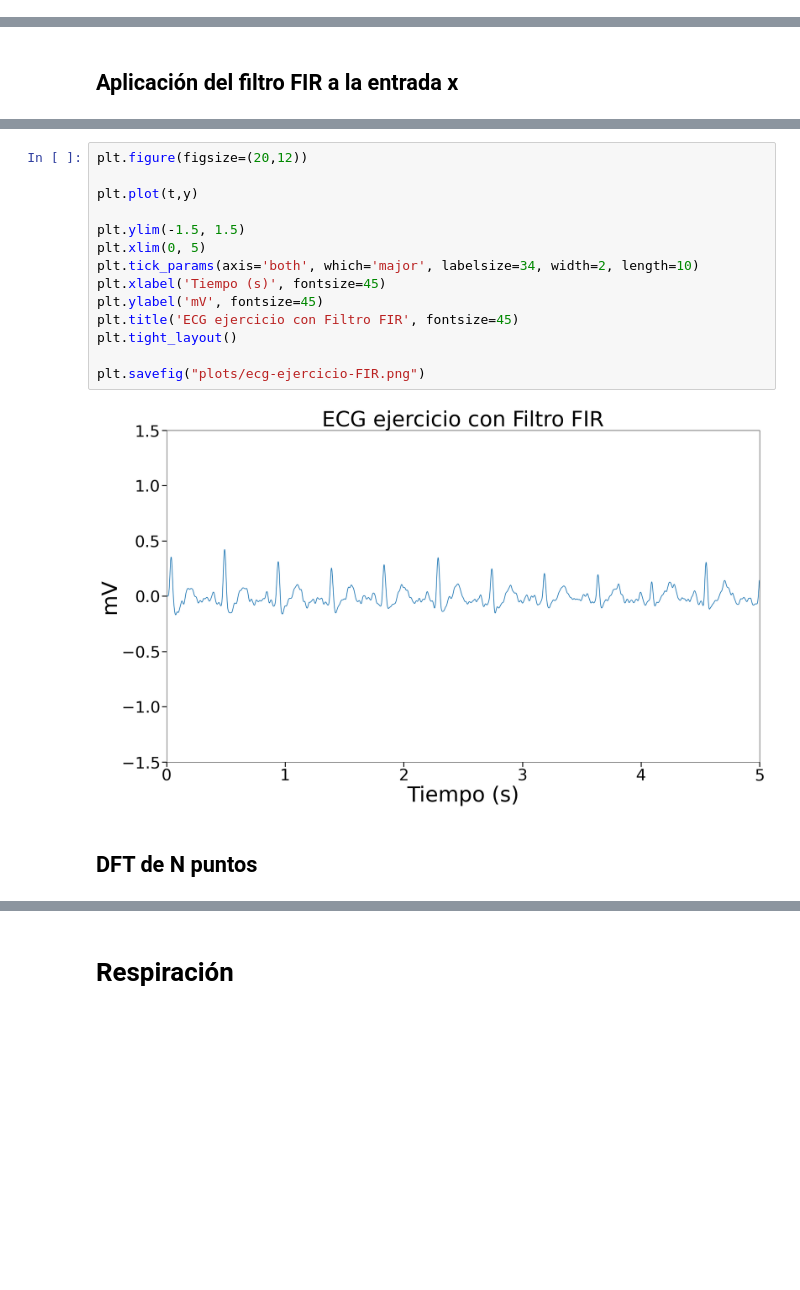
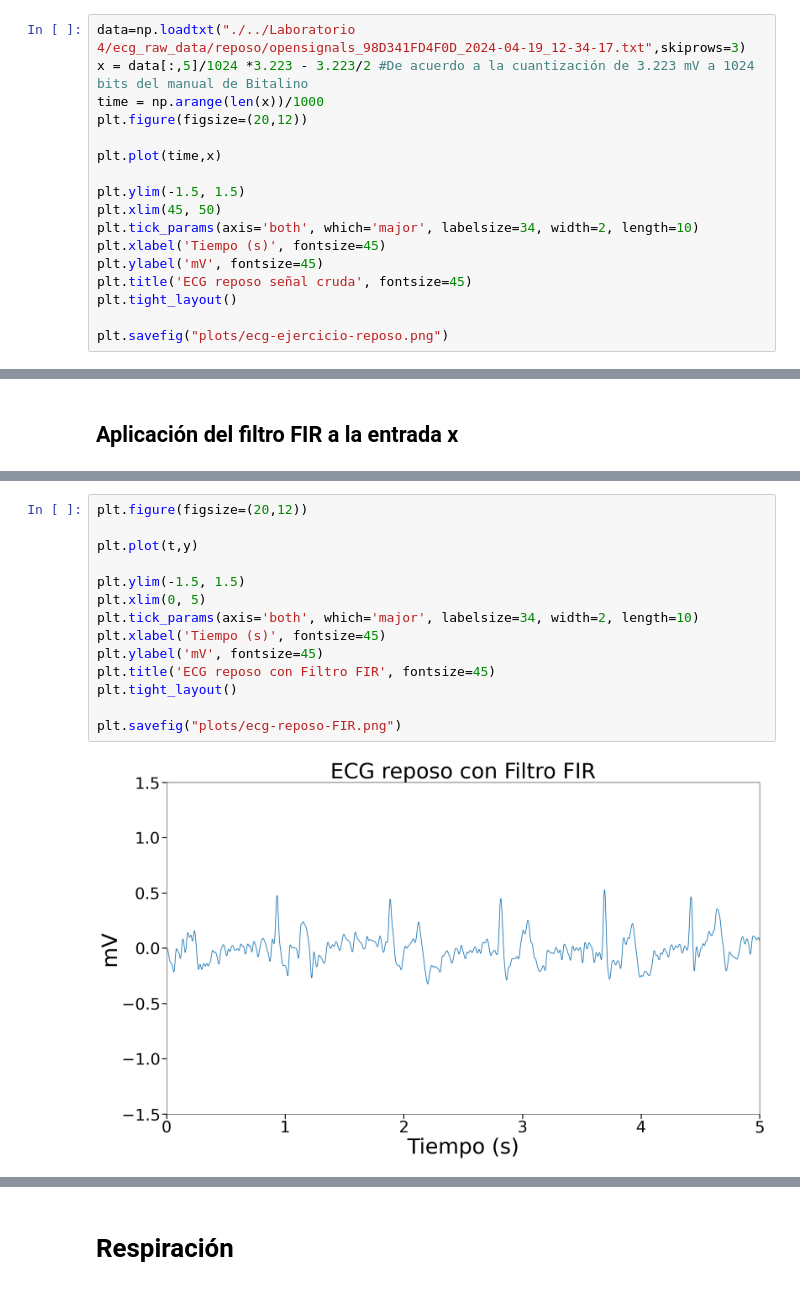
Before and after one commit to diego-taquiri/ECGMortalityPredictor, a Jupyter notebook: Documentación/Laboratorio 6/ECG_filtro_FIR.ipynb, the cells around one changed output, grey strips where cells are left out. Drawn from its saved outputs; the diff is of its cells as text; blank space fills up the shorter version.

Commit message:
filtro table 1

```diff
--- a/Documentación/Laboratorio 6/ECG_filtro_FIR.ipynb
+++ b/Documentación/Laboratorio 6/ECG_filtro_FIR.ipynb
@@ -9,3 +9,20 @@ from tqdm import tqdm
 # Basal
 # %% [markdown]
 ## Load data
+# %%
+data=np.loadtxt("./../Laboratorio 4/ecg_raw_data/reposo/opensignals_98D341FD4F0D_2024-04-19_12-34-17.txt",skiprows=3)
+x = data[:,5]/1024 *3.223 - 3.223/2 #De acuerdo a la cuantización de 3.223 mV a 1024 bits del manual de Bitalino
+time = np.arange(len(x))/1000
+plt.figure(figsize=(20,12))
+
+plt.plot(time,x)
+
+plt.ylim(-1.5, 1.5)
+plt.xlim(45, 50)
+plt.tick_params(axis='both', which='major', labelsize=34, width=2, length=10)
+plt.xlabel('Tiempo (s)', fontsize=45)
+plt.ylabel('mV', fontsize=45)
+plt.title('ECG reposo señal cruda', fontsize=45)
+plt.tight_layout()
+
+plt.savefig("plots/ecg-ejercicio-reposo.png")
@@ -61,18 +111,16 @@ plt.plot(F,Ym)
 # %%
 plt.figure(figsize=(20,12))
 
 plt.plot(t,y)
 
 plt.ylim(-1.5, 1.5)
 plt.xlim(0, 5)
 plt.tick_params(axis='both', which='major', labelsize=34, width=2, length=10)
 plt.xlabel('Tiempo (s)', fontsize=45)
 plt.ylabel('mV', fontsize=45)
-plt.title('ECG ejercicio con Filtro FIR', fontsize=45)
+plt.title('ECG reposo con Filtro FIR', fontsize=45)
 plt.tight_layout()
 
-plt.savefig("plots/ecg-ejercicio-FIR.png")
+plt.savefig("plots/ecg-reposo-FIR.png")
 # %% [output]
-[figure, old version]
+[figure, new version]
-# %% [markdown]
-## DFT de N puntos
```
Also changed, not shown: parts of 7 cells of this notebook, 2 other files.
